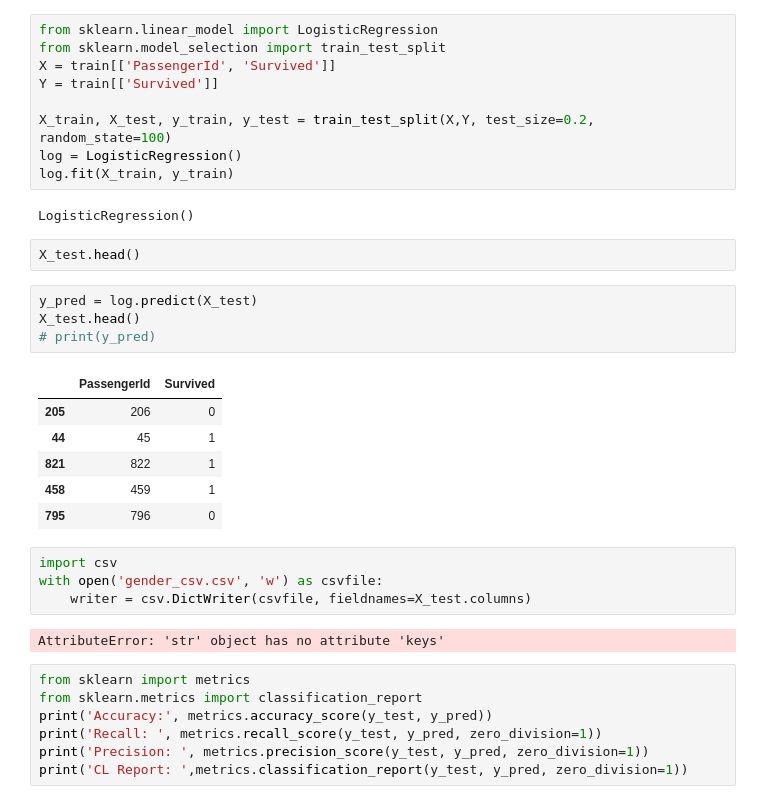
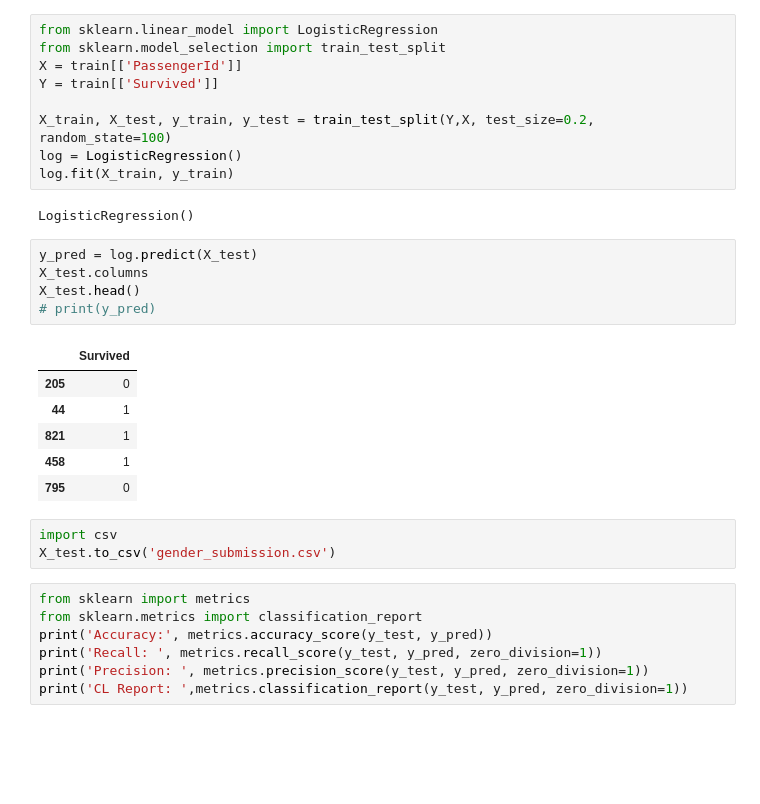
Before and after one commit to skeeperloyaltie/titanic_prediction, a Jupyter notebook: prediction_set.ipynb, the cells around one changed output. Saved outputs shown, nothing was run; the diff lists cells and outputs as text; blank space fills up the shorter version.

Commit message:
submission

```diff
--- a/prediction_set.ipynb
+++ b/prediction_set.ipynb
@@ -140,33 +140,29 @@ features_train
 # %%
 from sklearn.linear_model import LogisticRegression
 from sklearn.model_selection import train_test_split
-X = train[['PassengerId', 'Survived']]
+X = train[['PassengerId']]
 Y = train[['Survived']]
 
-X_train, X_test, y_train, y_test = train_test_split(X,Y, test_size=0.2, random_state=100)
+X_train, X_test, y_train, y_test = train_test_split(Y,X, test_size=0.2, random_state=100)
 log = LogisticRegression()
 log.fit(X_train, y_train)
 # %% [output]
 LogisticRegression()
-# %%
-X_test.head()
 # %%
 y_pred = log.predict(X_test)
+X_test.columns
 X_test.head()
 # print(y_pred)
 # %% [output]
-|  | PassengerId | Survived |
-| 205 | 206 | 0 |
-| 44 | 45 | 1 |
-| 821 | 822 | 1 |
-| 458 | 459 | 1 |
-| 795 | 796 | 0 |
+|  | Survived |
+| 205 | 0 |
+| 44 | 1 |
+| 821 | 1 |
+| 458 | 1 |
+| 795 | 0 |
-# %%
-import csv
-with open('gender_csv.csv', 'w') as csvfile:
-    writer = csv.DictWriter(csvfile, fieldnames=X_test.columns)
-# %% [output]
-AttributeError: 'str' object has no attribute 'keys'
+# %%
+import csv
+X_test.to_csv('gender_submission.csv')
 # %%
 from sklearn import metrics
 from sklearn.metrics import classification_report
```
Also changed, not shown: parts of 1 cell of this notebook, 1 other file.
